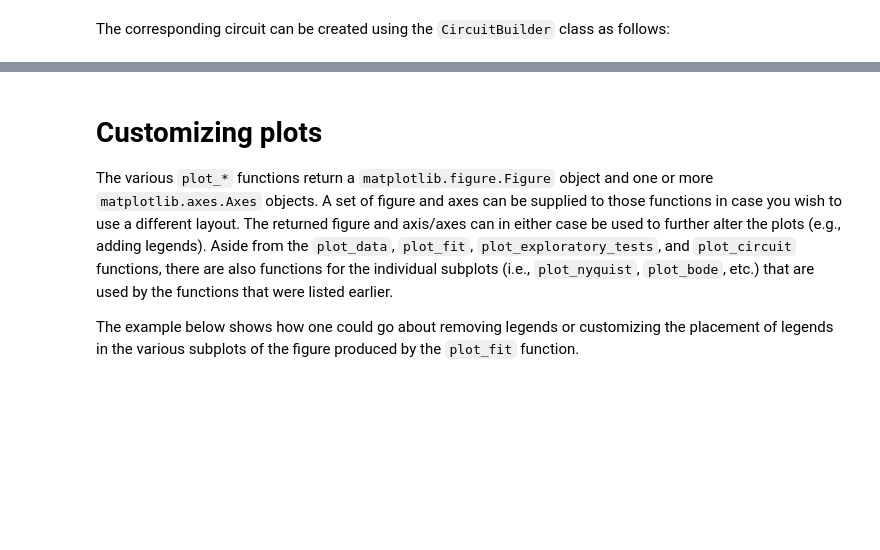
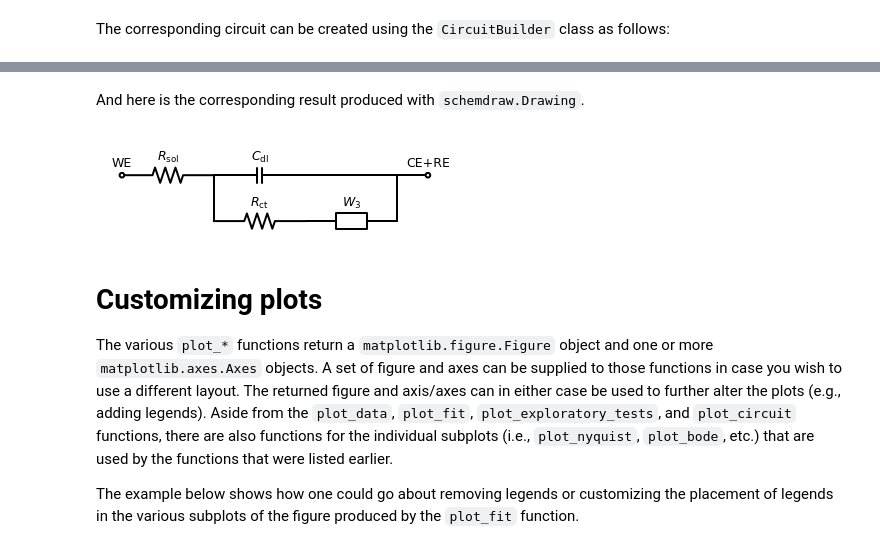
Before and after one commit to vyrjana/pyimpspec, a Jupyter notebook: examples/examples.ipynb, the cells around one changed output, grey strips where cells are left out. Cells and saved outputs as stored; diff of their text form; code cells hidden in the pictures; blank space fills up the shorter version.

```diff
--- a/examples/examples.ipynb
+++ b/examples/examples.ipynb
@@ -389,24 +396,30 @@ fig, axes = mpl.plot_circuit(circuit, data=average)
 The corresponding circuit can be created using the `CircuitBuilder` class as follows:
 # %%
 with pyimpspec.CircuitBuilder() as builder:
-    R: pyimpspec.Resistor = pyimpspec.Resistor(R=50)
-    R.set_lower_limit("R", 0.5 * 50)
-    R.set_label("sol")
-    builder.add(R)
+    builder += (
+        pyimpspec.Resistor(R=50)
+        .set_label("sol")
+        .set_lower_limit("R", 0.5 * 50)
+    )
     with builder.parallel() as parallel:
-        C: pyimpspec.Capacitor = pyimpspec.Capacitor(C=1e-6)
-        C.set_lower_limit("C", 1e-8)
-        C.set_upper_limit("C", 1e-4)
-        C.set_label("dl")
-        parallel.add(C)
+        parallel += (
+            pyimpspec.Capacitor(C=1e-6)
+            .set_label("dl")
+            .set_lower_limit("C", 1e-8)
+            .set_upper_limit("C", 1e-4)
+        )
         with parallel.series() as series:
-            R = pyimpspec.Resistor(R=800)
-            R.set_fixed("R", True)
-            R.set_label("ct")
-            series.add(R)
-            W: pyimpspec.Warburg() = pyimpspec.Warburg(Y=2.3e-4)
-            W.set_upper_limit("Y", 1e-3)
-            series.add(W)
+            series += (
+                pyimpspec.Resistor(R=800)
+                .set_fixed("R", True)
+                .set_label("ct")
+            )
+            series += (
+                pyimpspec.Warburg(Y=2.3e-4)
+                .set_lower_limit("Y", -inf)
+                .set_upper_limit("Y", 1e-3)
+            )
 circuit = builder.to_circuit()
+print(circuit.to_string(1))
 fig, axes = mpl.plot_circuit(circuit, data=average)
 # %% [output]
@@ -434,4 +451,10 @@ print(circuit.to_circuitikz())
 ![circuitikz](circuitikz-example.png)
+# %% [markdown]
+And here is the corresponding result produced with `schemdraw.Drawing`.
+# %%
+circuit.to_drawing()
+# %% [output]
+[figure, added]
 # %% [markdown]
 # Customizing plots
 
```
Also changed, not shown: parts of 18 cells of this notebook, 16 other files.
